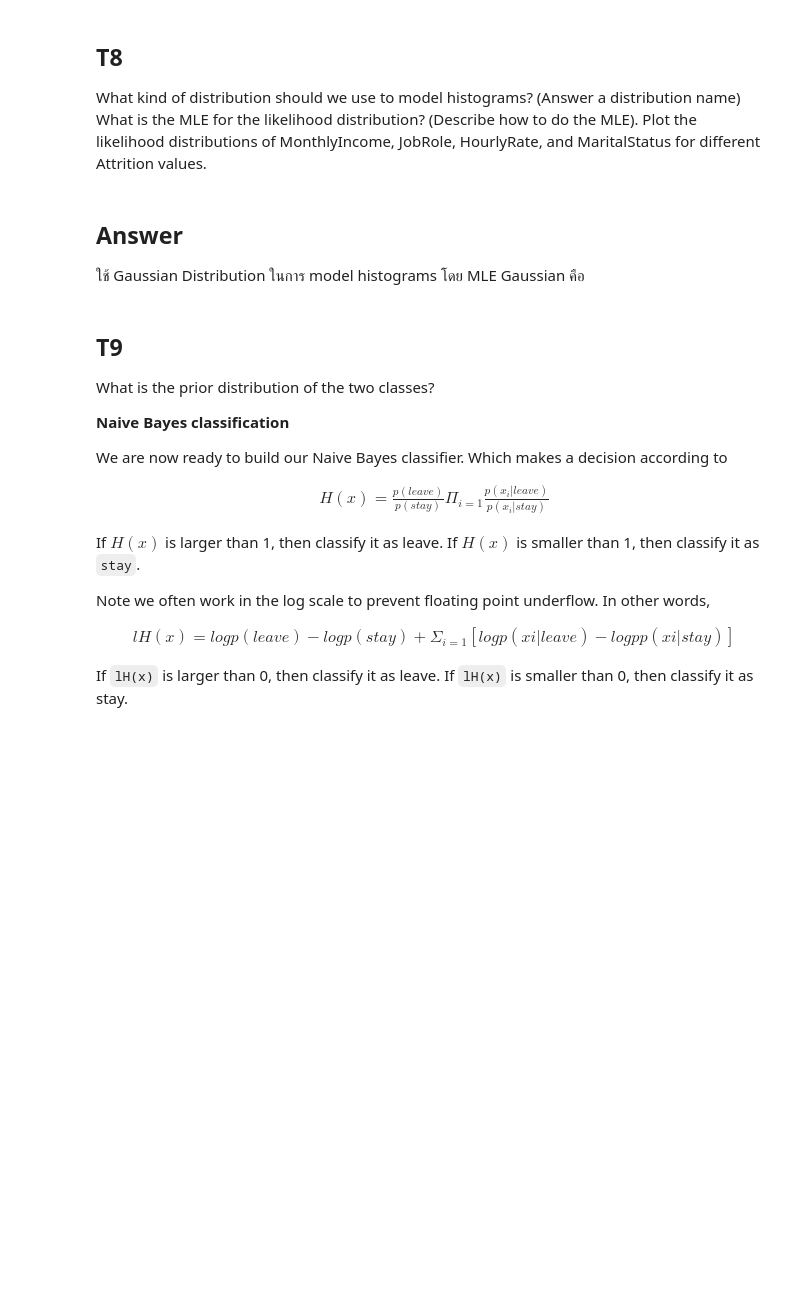
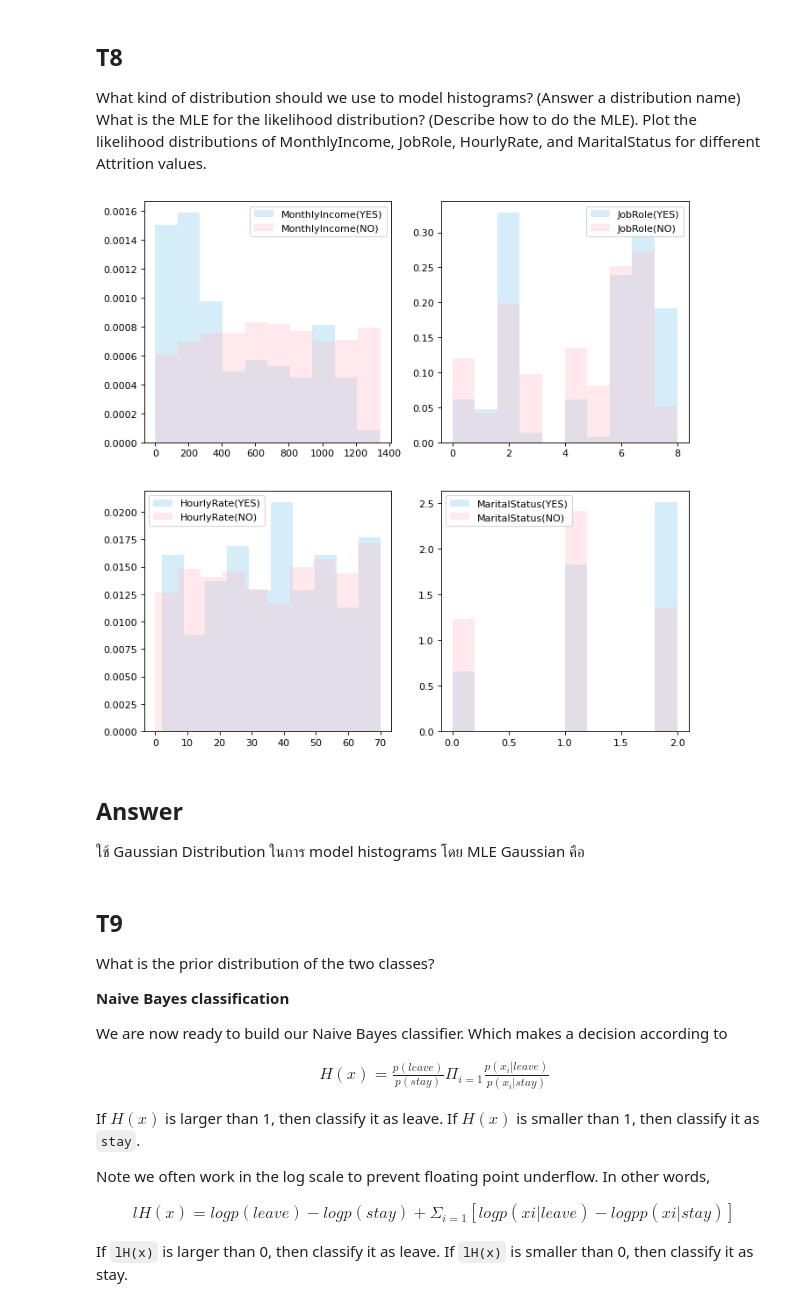
Before and after one commit to saenyakorn/2110573-PATT-RECOG, a Jupyter notebook: HW/HW02/HW02_Saenyakorn_Siangsanoh.ipynb, the cells around one changed output. Drawn from its saved outputs; the diff is of its cells as text; code cells hidden in the pictures; blank space fills up the shorter version.

```diff
--- a/HW/HW02/HW02_Saenyakorn_Siangsanoh.ipynb
+++ b/HW/HW02/HW02_Saenyakorn_Siangsanoh.ipynb
@@ -459,6 +323,19 @@ print()
 ## T8
 
 What kind of distribution should we use to model histograms? (Answer a distribution name) What is the MLE for the likelihood distribution? (Describe how to do the MLE). Plot the likelihood distributions of MonthlyIncome, JobRole, HourlyRate, and MaritalStatus for different Attrition values.
+# %%
+features = ["MonthlyIncome", "JobRole", "HourlyRate", "MaritalStatus"]
+plt.figure(figsize=(10, 10), dpi=80)
+for i in range(len(features)):
+  ax = plt.subplot(2, 2, i+1)
+  data_yes = train_data.loc[train_data["Attrition"] == 1, features[i]]
+  data_no = train_data.loc[train_data["Attrition"] == 0, features[i]]
+  ax.hist(data_yes, bins=10, label=features[i] + "(YES)", density=True, alpha=0.35, color="skyblue")
+  ax.hist(data_no, bins=10, label=features[i] + "(NO)", density=True, alpha=0.35, color="pink")
+  ax.legend()
+plt.show()
+# %% [output]
+[figure, added]
 # %% [markdown]
 ## Answer
 
```
Also changed, not shown: parts of 27 cells of this notebook, 1 other file.
